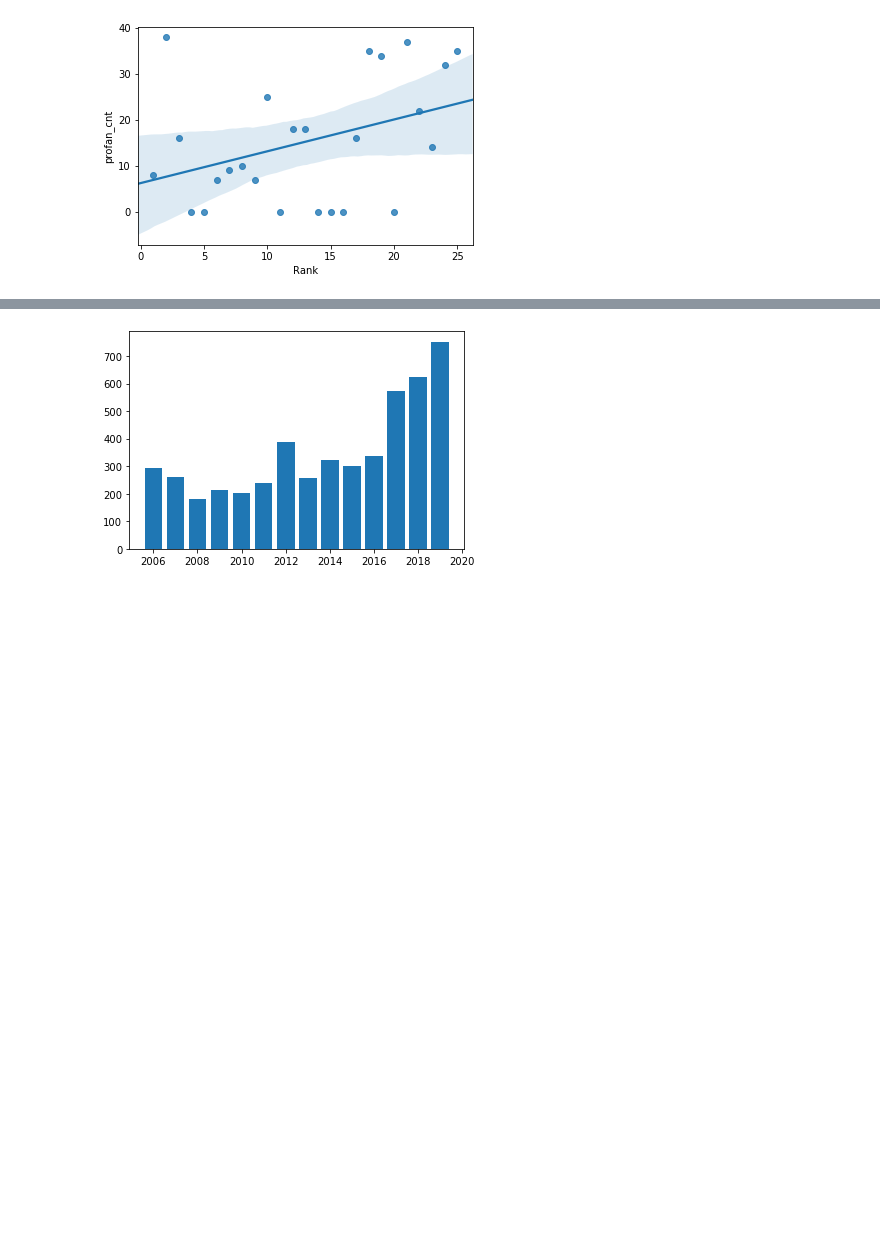
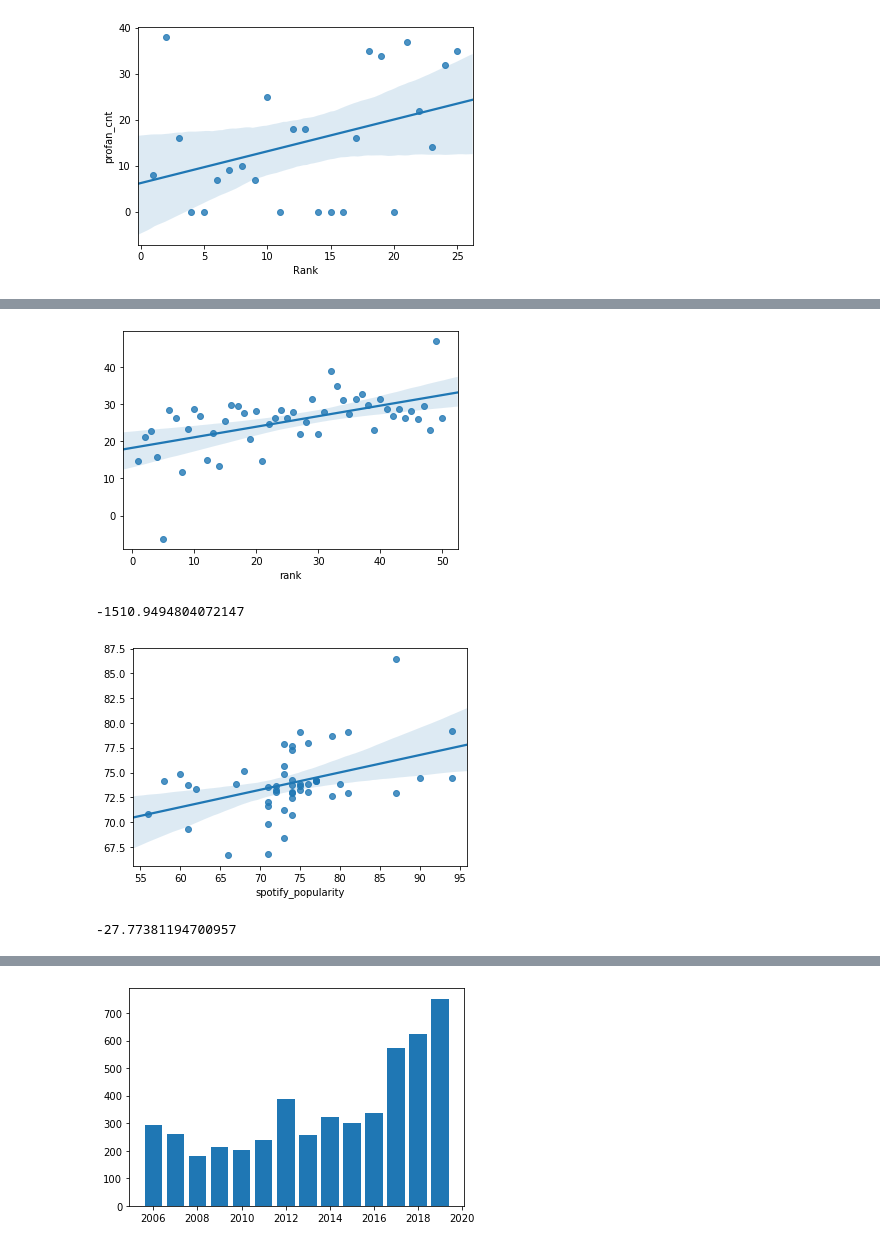
Before and after one commit to suttonr75/320FinalFall2019, a Jupyter notebook: FinalProject.ipynb, the cells around one changed output, grey strips where cells are left out. Drawn from its saved outputs; the diff is of its cells as text; code cells hidden in the pictures; blank space fills up the shorter version.

```diff
--- a/FinalProject.ipynb
+++ b/FinalProject.ipynb
@@ -489,0 +511,7 @@ for year in year_range:
+# %%
+country_model_rank = create_linear_model_frequent_words_ranks(country)
+# %% [output]
+[figure, added]
+-1510.9494804072147
+[figure, added]
+-27.77381194700957
```
Also changed, not shown: parts of 13 cells of this notebook.
